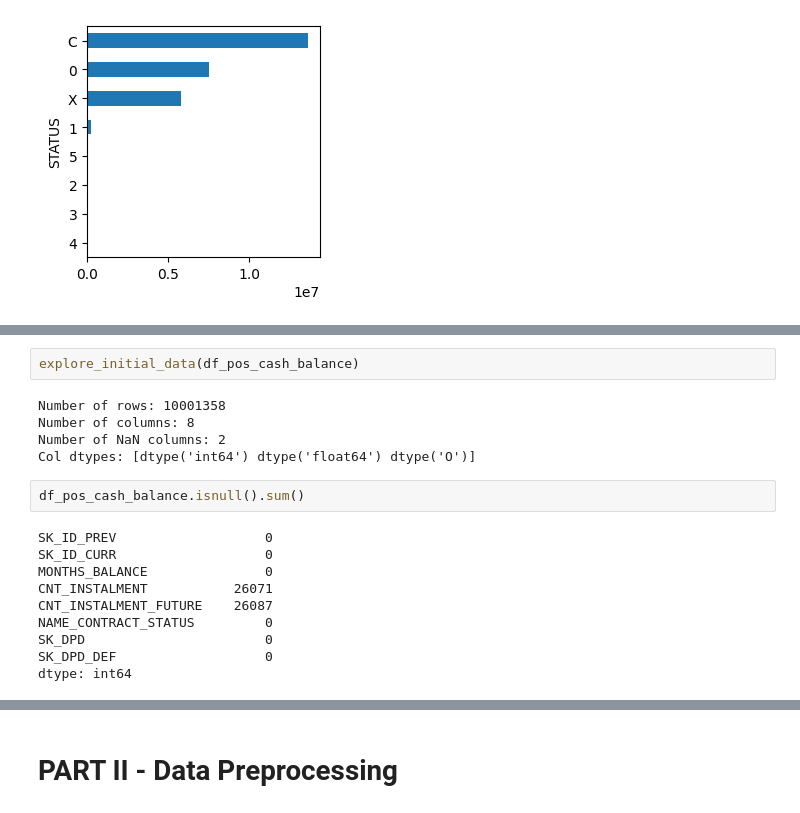
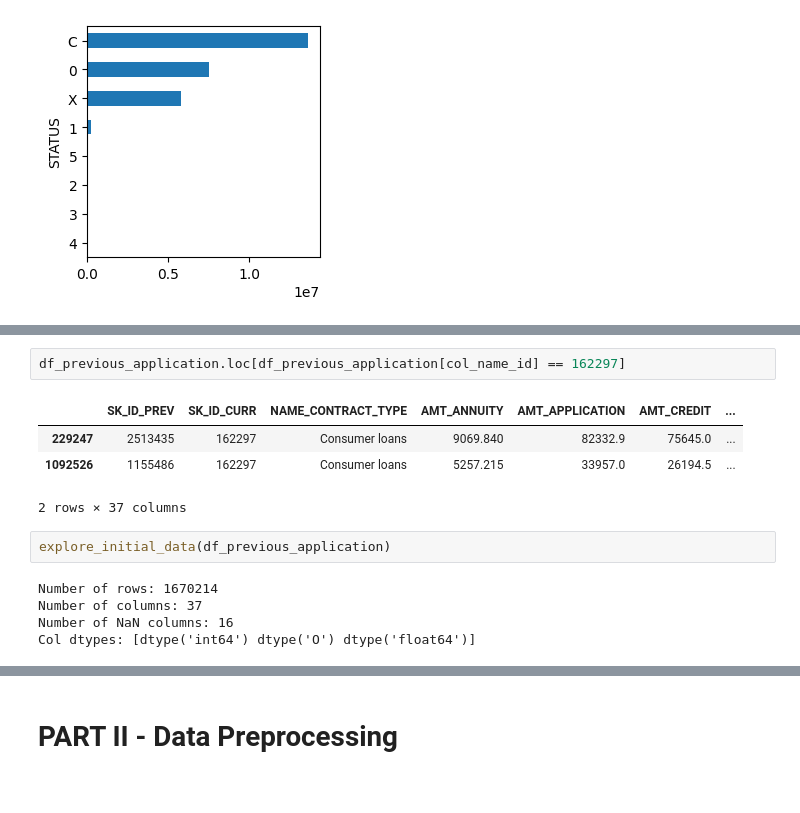
Before and after one commit to KunutBoon/interview-assignment, a Jupyter notebook: notebook/credit_default_risk.ipynb, the cells around one changed output, grey strips where cells are left out. Saved outputs shown, nothing was run; the diff lists cells and outputs as text.

```diff
--- a/notebook/credit_default_risk.ipynb
+++ b/notebook/credit_default_risk.ipynb
@@ -673,19 +678,14 @@ df_pos_cash_balance.head(3)
+# %%
+df_previous_application.loc[df_previous_application[col_name_id] == 162297]
+# %% [output]
+|  | SK_ID_PREV | SK_ID_CURR | NAME_CONTRACT_TYPE | AMT_ANNUITY | AMT_APPLICATION | AMT_CREDIT | ... |
+| 229247 | 2513435 | 162297 | Consumer loans | 9069.840 | 82332.9 | 75645.0 | ... |
+| 1092526 | 1155486 | 162297 | Consumer loans | 5257.215 | 33957.0 | 26194.5 | ... |
+2 rows × 37 columns
 # %%
-explore_initial_data(df_pos_cash_balance)
+explore_initial_data(df_previous_application)
 # %% [output]
-Number of rows: 10001358
-Number of columns: 8
-Number of NaN columns: 2
-Col dtypes: [dtype('int64') dtype('float64') dtype('O')]
+Number of rows: 1670214
+Number of columns: 37
+Number of NaN columns: 16
+Col dtypes: [dtype('int64') dtype('O') dtype('float64')]
-# %%
-df_pos_cash_balance.isnull().sum()
-# %% [output]
-SK_ID_PREV                   0
-SK_ID_CURR                   0
-MONTHS_BALANCE               0
-CNT_INSTALMENT           26071
-CNT_INSTALMENT_FUTURE    26087
-NAME_CONTRACT_STATUS         0
-SK_DPD                       0
-SK_DPD_DEF                   0
-dtype: int64
```
Also changed, not shown: parts of 25 cells of this notebook.
